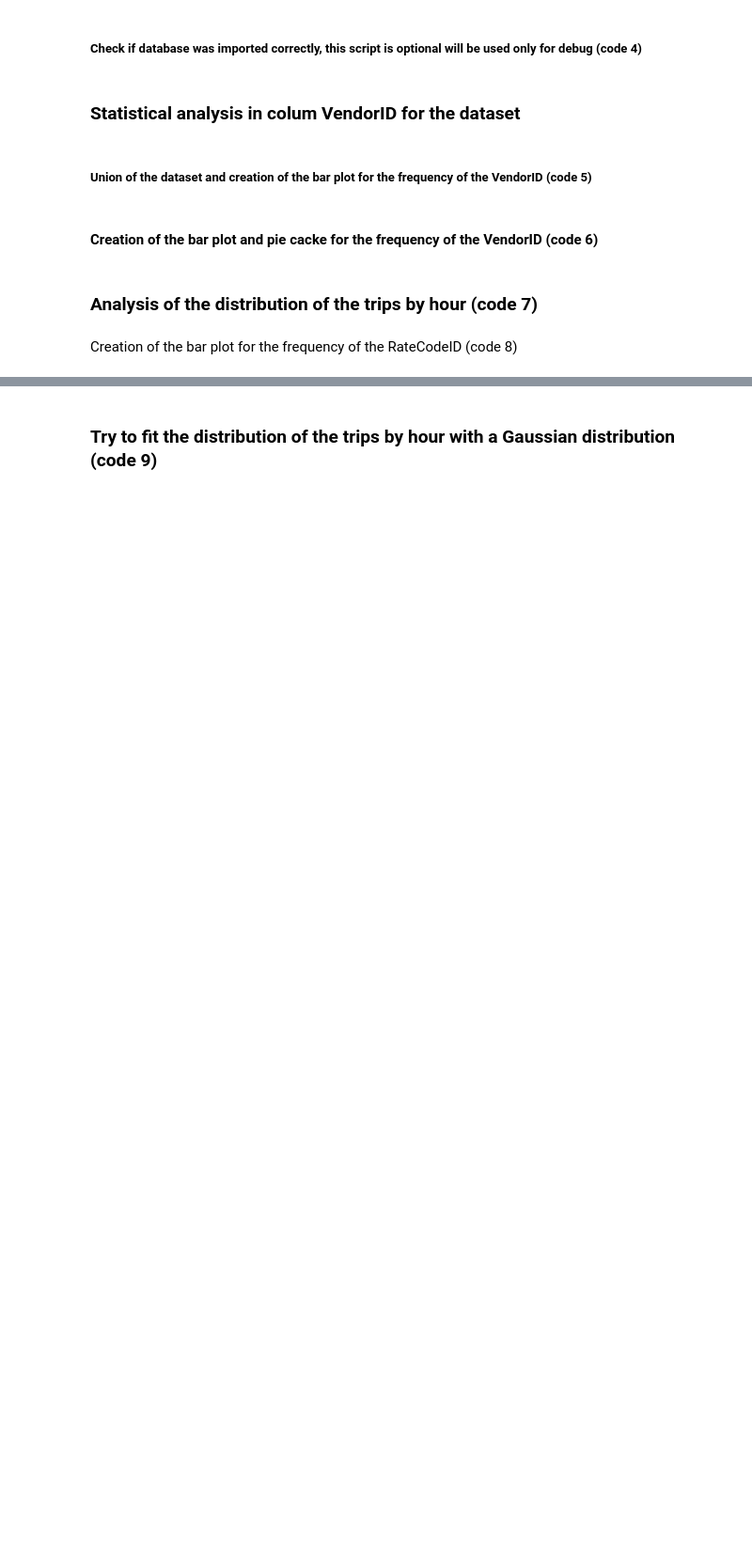
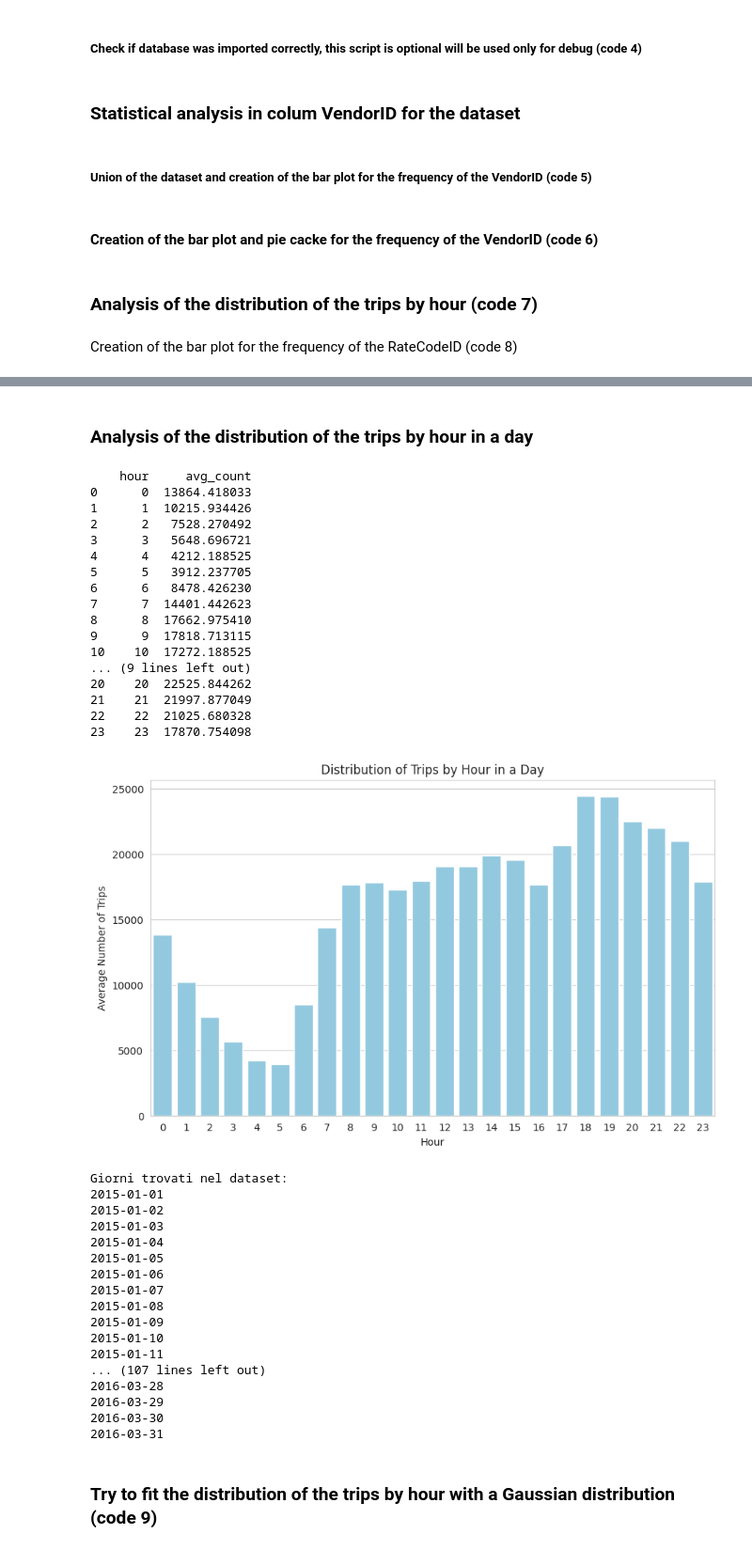
Before and after one commit to NicolaPicciafuoco/time-series-analysis, a Jupyter notebook: code/dataset_taxy_NYC/descriptive_analysis.ipynb, the cells around one changed output, grey strips where cells are left out. Shown: that part at 94% size. Cells and saved outputs as stored; diff of their text form; code cells hidden in the pictures; blank space fills up the shorter version.

```diff
--- a/code/dataset_taxy_NYC/descriptive_analysis.ipynb
+++ b/code/dataset_taxy_NYC/descriptive_analysis.ipynb
@@ -242,2 +249,79 @@ plt.show()
+# %% [markdown]
+### Analysis of the distribution of the trips by hour in a day
+# %%
+import seaborn as sns
+import matplotlib.pyplot as plt
+import numpy as np
+import pandas as pd
+
+colum = ['tpep_pickup_datetime']  # scelgo la colonna tpep_pickup_datetime
+df_2015_01_filtered = pd.read_csv(file_path1, usecols=colum)
+df_2016_01 = pd.read_csv(file_path2, usecols=colum)
+df_2016_02 = pd.read_csv(file_path3, usecols=colum)
+df_2016_03 = pd.read_csv(file_path4, usecols=colum)
+
+df_total = pd.concat([df_2015_01_filtered, df_2016_01, df_2016_02, df_2016_03], ignore_index=True)
+
+df_total['tpep_pickup_datetime'] = pd.to_datetime(df_total['tpep_pickup_datetime'])
+
+df_total['day'] = df_total['tpep_pickup_datetime'].dt.date
+df_total['hour'] = df_total['tpep_pickup_datetime'].dt.hour
+
+hourly_day_freq = df_total.groupby(['day', 'hour']).size().reset_index(name='count')
+
+avg_hourly_by_day = hourly_day_freq.groupby('hour')['count'].mean().reset_index(name='avg_count')
+
+print(avg_hourly_by_day)
+
+plt.figure(figsize=(10, 6))
+sns.barplot(x=avg_hourly_by_day['hour'], y=avg_hourly_by_day['avg_count'], color='skyblue')
+plt.title("Distribution of Trips by Hour in a Day")
+plt.xlabel("Hour")
+plt.ylabel("Average Number of Trips")
+plt.xticks(np.arange(0, 24, 1))
+plt.show()
+unique_days = df_total['day'].unique()
+
+unique_days_sorted = np.sort(unique_days)
+
+print("Giorni trovati nel dataset:")
+for day in unique_days_sorted:
+    print(day)
+# %% [output]
+    hour     avg_count
+0      0  13864.418033
+1      1  10215.934426
+2      2   7528.270492
+3      3   5648.696721
+4      4   4212.188525
+5      5   3912.237705
+6      6   8478.426230
+7      7  14401.442623
+8      8  17662.975410
+9      9  17818.713115
+10    10  17272.188525
+... (9 lines left out)
+20    20  22525.844262
+21    21  21997.877049
+22    22  21025.680328
+23    23  17870.754098
+[figure, added]
+Giorni trovati nel dataset:
+2015-01-01
+2015-01-02
+2015-01-03
+2015-01-04
+2015-01-05
+2015-01-06
+2015-01-07
+2015-01-08
+2015-01-09
+2015-01-10
+2015-01-11
+... (107 lines left out)
+2016-03-28
+2016-03-29
+2016-03-30
+2016-03-31
 # %% [markdown]
 ### Try to fit the distribution of the trips by hour with a Gaussian distribution (code 9)
```
Also changed, not shown: parts of 6 cells of this notebook, 2 other files.
